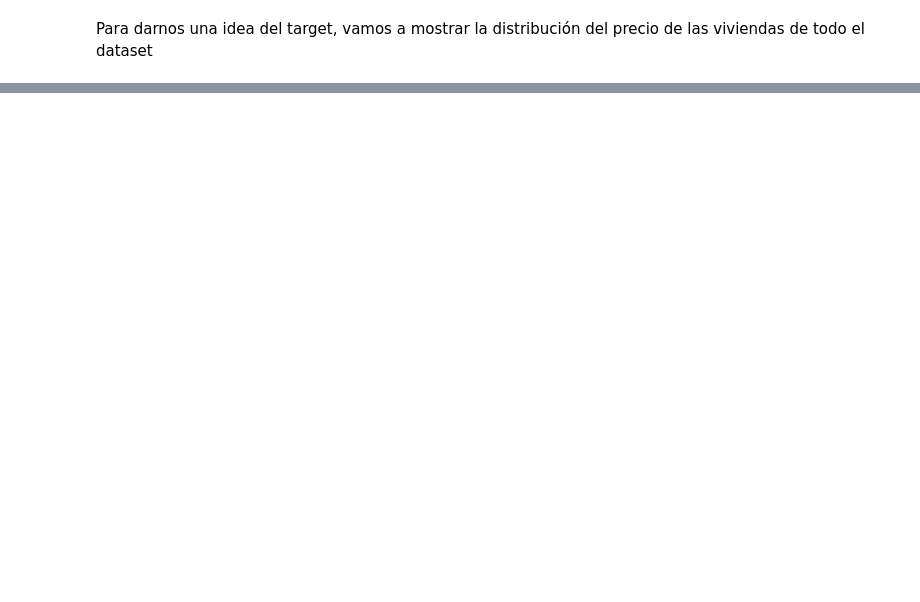
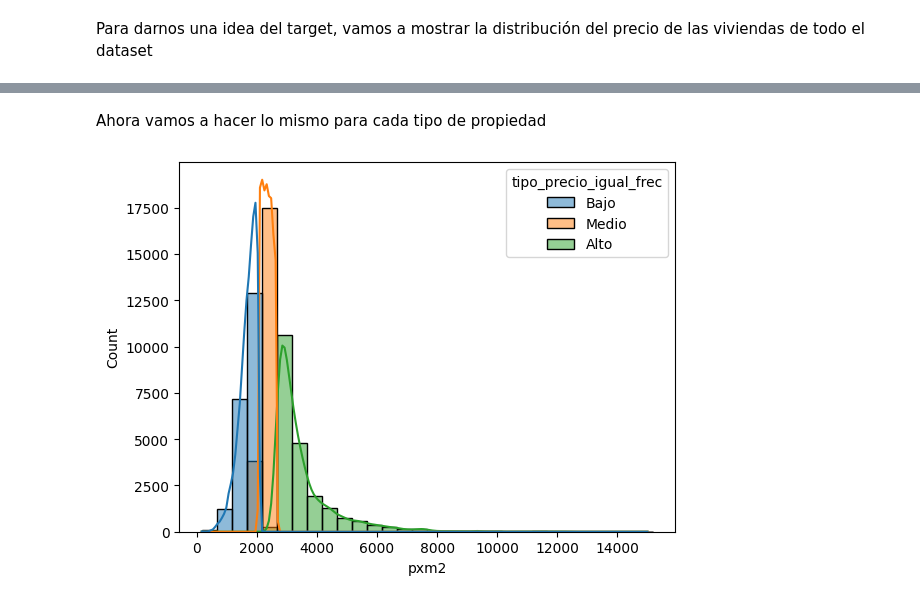
Before and after one commit to iankvdh/Organizacion-de-Datos-2C2022-GRUPO22, a Jupyter notebook: 7506R_TP1_GRUPO22_ENTREGA_CLASIFICACION.ipynb, the cells around one changed output, grey strips where cells are left out. Saved outputs shown, nothing was run; the diff lists cells and outputs as text; code cells hidden in the pictures; blank space fills up the shorter version.

```diff
--- a/7506R_TP1_GRUPO22_ENTREGA_CLASIFICACION.ipynb
+++ b/7506R_TP1_GRUPO22_ENTREGA_CLASIFICACION.ipynb
@@ -298,0 +179,7 @@ NameError: name 'x_ejemplo1' is not defined
+# %% [markdown]
+Ahora vamos a hacer lo mismo para cada tipo de propiedad
+# %%
+sns.histplot(data = viviendas_caba_train_depto, x ='pxm2', hue = 'tipo_precio_igual_frec', binwidth=500, kde=True)
+plt.show()
+# %% [output]
+[figure, added]
```
Also changed, not shown: parts of 30 cells of this notebook, 1 other file.
